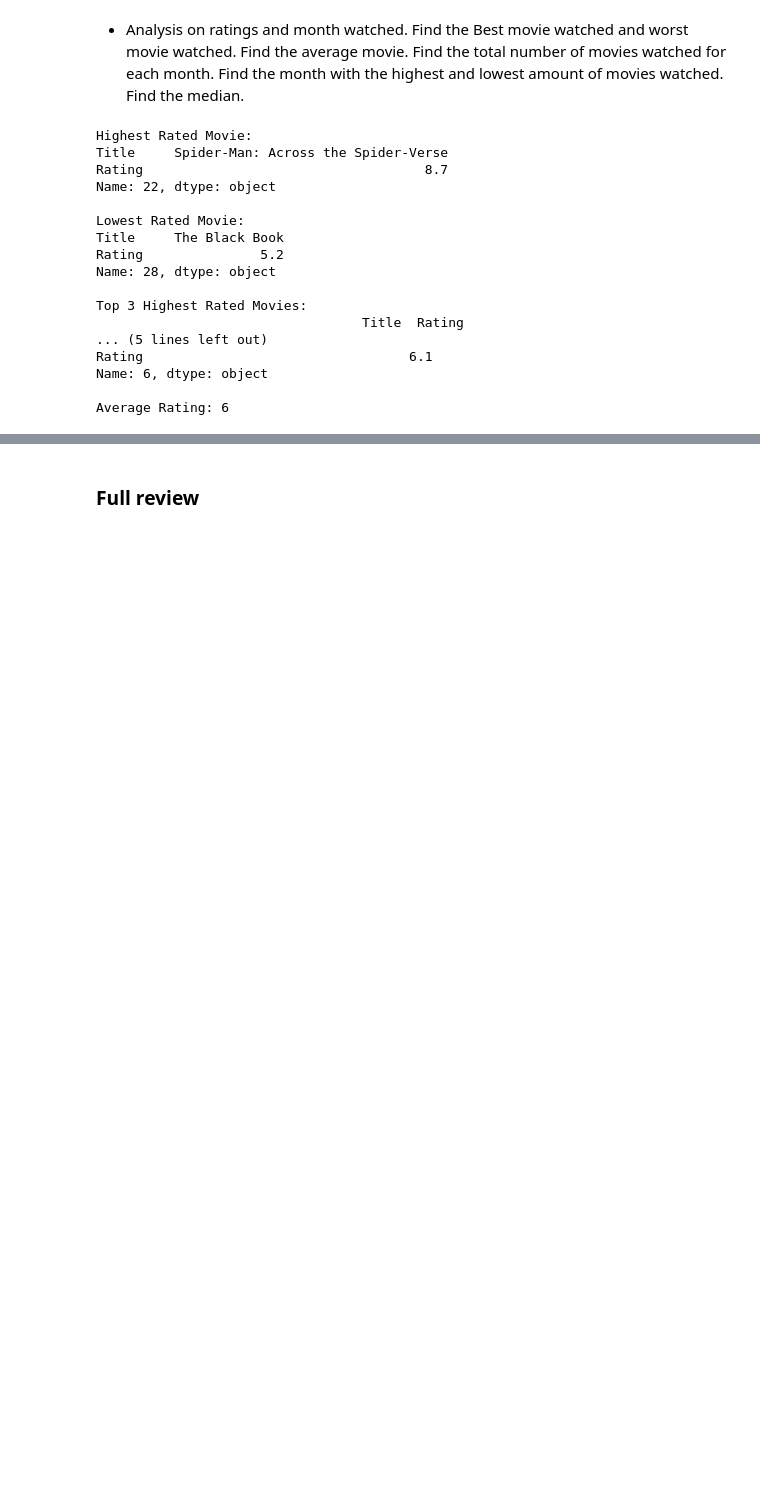
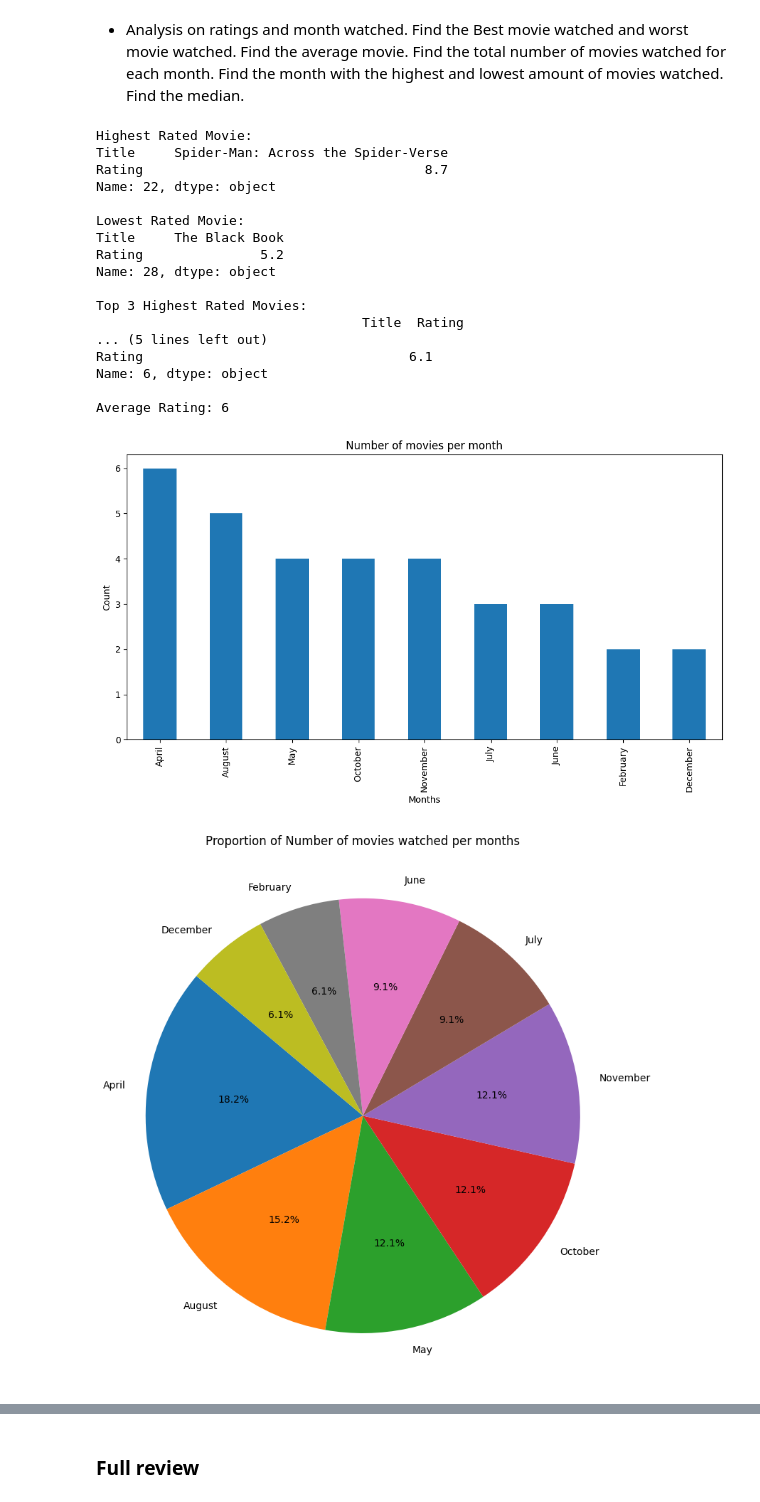
Before and after one commit to dtawusaku/movie-recap, a Jupyter notebook: notebooks/movies-recap.ipynb, the cells around one changed output, grey strips where cells are left out. Drawn from its saved outputs; the diff is of its cells as text; code cells hidden in the pictures; blank space fills up the shorter version.

```diff
--- a/notebooks/movies-recap.ipynb
+++ b/notebooks/movies-recap.ipynb
@@ -463,20 +550,40 @@ Average Rating: 6
 # %%
 # Months watched code
 
 # Group movies by month and count the number of movies watched for each month
 movies_per_month = movie_data['Month Watched'].value_counts()
+
+# Plot a bar chart
+plt.figure(figsize=(10, 6))
+movies_per_month.plot(kind='bar')
+plt.title('Number of movies per month')
+plt.xlabel('Months')
+plt.ylabel('Count')
+plt.xticks(rotation=90)
+plt.tight_layout()
+plt.show()
+
+# Plot a Pie chart
+plt.figure(figsize=(8, 8))
+plt.pie(movies_per_month,labels=movies_per_month.index,autopct='%1.1f%%',startangle=140)
+plt.title('Proportion of Number of movies watched per months')
+plt.axis('equal')
+plt.tight_layout()
+plt.show()
 
 # Get statistics: highest, lowest, and average movies watched per month
 highest_movies_watched = movies_per_month.max()
 lowest_movies_watched = movies_per_month.min()
 average_movies_watched = movies_per_month.mean()
 
 print("Number of Movies Watched for Each Month:")
 print(movies_per_month)
 print("\nHighest Movies Watched in a Month:", highest_movies_watched)
 print("Lowest Movies Watched in a Month:", lowest_movies_watched)
 print("Average Movies Watched per Month:", average_movies_watched)
 # %% [output]
+[figure, added]
+[figure, added]
 Number of Movies Watched for Each Month:
 Month Watched
 April       6
```
Also changed, not shown: parts of 10 cells of this notebook, 1 other file.
